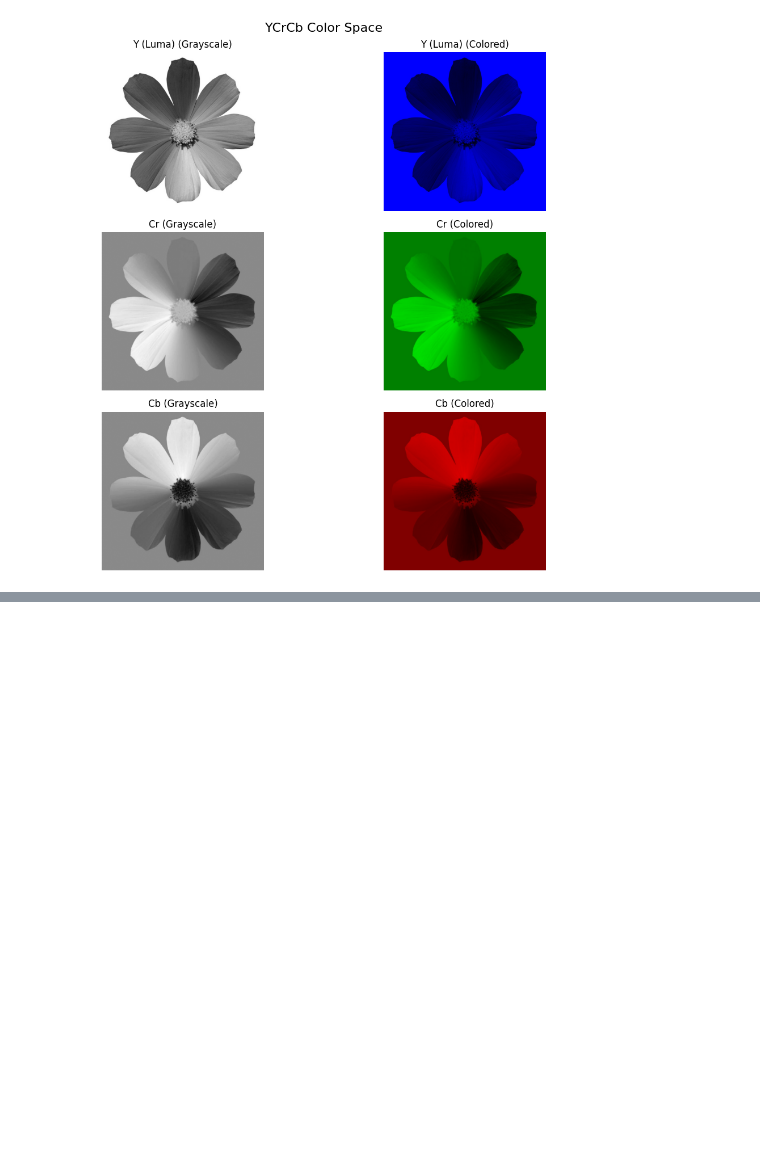
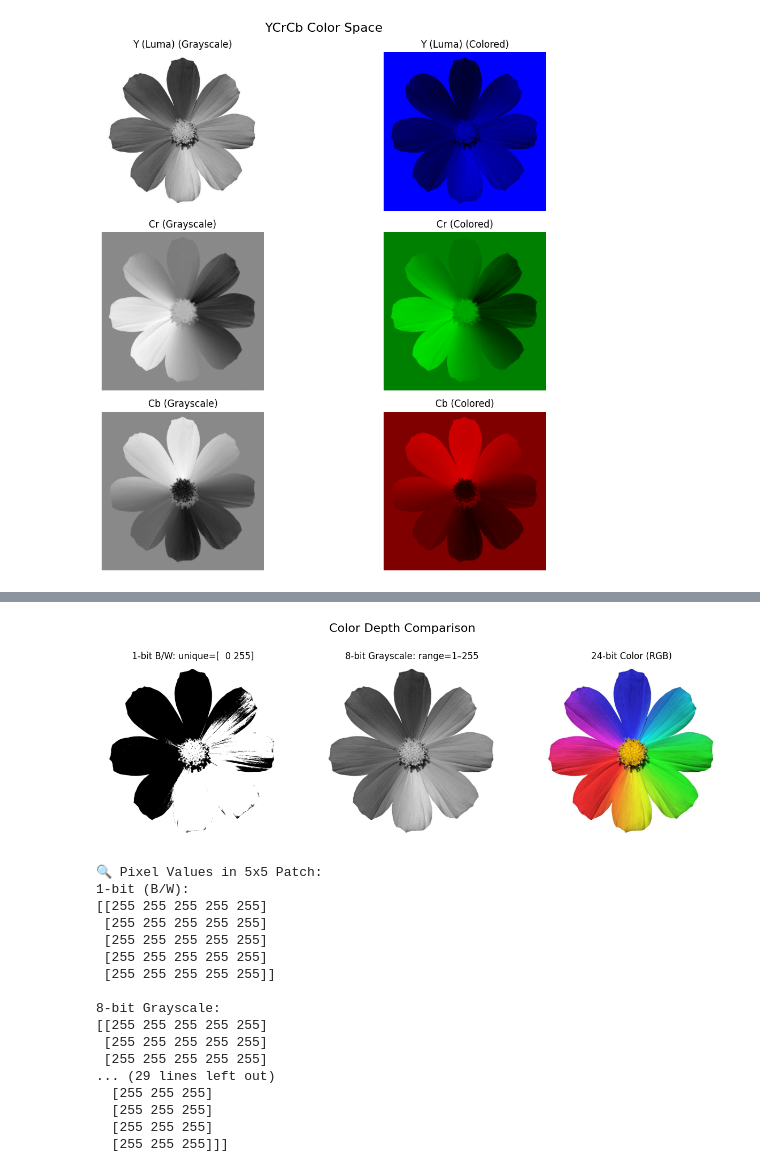
Before and after one commit to S-acharya57/Computer-Vision-Foundations-and-More, a Jupyter notebook: 3. Image Processing/content_tutorial.ipynb, the cells around one changed output, grey strips where cells are left out. Saved outputs shown, nothing was run; the diff lists cells and outputs as text; code cells hidden in the pictures; blank space fills up the shorter version.

```diff
--- a/3. Image Processing/content_tutorial.ipynb
+++ b/3. Image Processing/content_tutorial.ipynb
@@ -206,0 +229,64 @@ visualize_color_space(
+# %%
+def show_color_depth_versions(img):
+    img_rgb = cv.cvtColor(img, cv.COLOR_BGR2RGB)
+
+    # 1-bit (Black & White)
+    gray = cv.cvtColor(img, cv.COLOR_BGR2GRAY)
+    _, bw = cv.threshold(gray, 127, 255, cv.THRESH_BINARY)
+
+    # 8-bit Grayscale
+    gray_8bit = gray.copy()
+
+    # 24-bit RGB (original)
+    rgb_24bit = img_rgb
+
+    # Show all
+    fig, axs = plt.subplots(1, 3, figsize=(15, 5))
+    axs[0].imshow(bw, cmap='gray')
+    axs[0].set_title(f'1-bit B/W: unique={np.unique(bw)}')
+
+    axs[1].imshow(gray_8bit, cmap='gray')
+    axs[1].set_title(f'8-bit Grayscale: range={gray_8bit.min()}–{gray_8bit.max()}')
+
+    axs[2].imshow(rgb_24bit)
+    axs[2].set_title('24-bit Color (RGB)')
+
+    for ax in axs:
+        ax.axis('off')
+    plt.suptitle('Color Depth Comparison', fontsize=16)
+    plt.show()
+
+    # Show pixel values from a small patch
+    y, x = 50, 50  # top-left coordinate of patch
+    patch_size = 5
+
+    print("\n🔍 Pixel Values in 5x5 Patch:")
+    print("1-bit (B/W):")
+    print(bw[y:y+patch_size, x:x+patch_size])
+
+    print("\n8-bit Grayscale:")
+    print(gray_8bit[y:y+patch_size, x:x+patch_size])
+
+    print("\n24-bit RGB:")
+    print(img_rgb[y:y+patch_size, x:x+patch_size])
+
+show_color_depth_versions(image)
+# %% [output]
+[figure, added]
+🔍 Pixel Values in 5x5 Patch:
+1-bit (B/W):
+[[255 255 255 255 255]
+ [255 255 255 255 255]
+ [255 255 255 255 255]
+ [255 255 255 255 255]
+ [255 255 255 255 255]]
+
+8-bit Grayscale:
+[[255 255 255 255 255]
+ [255 255 255 255 255]
+ [255 255 255 255 255]
+... (29 lines left out)
+  [255 255 255]
+  [255 255 255]
+  [255 255 255]
+  [255 255 255]]]
```
Also changed, not shown: parts of 14 cells of this notebook, 1 other file.
